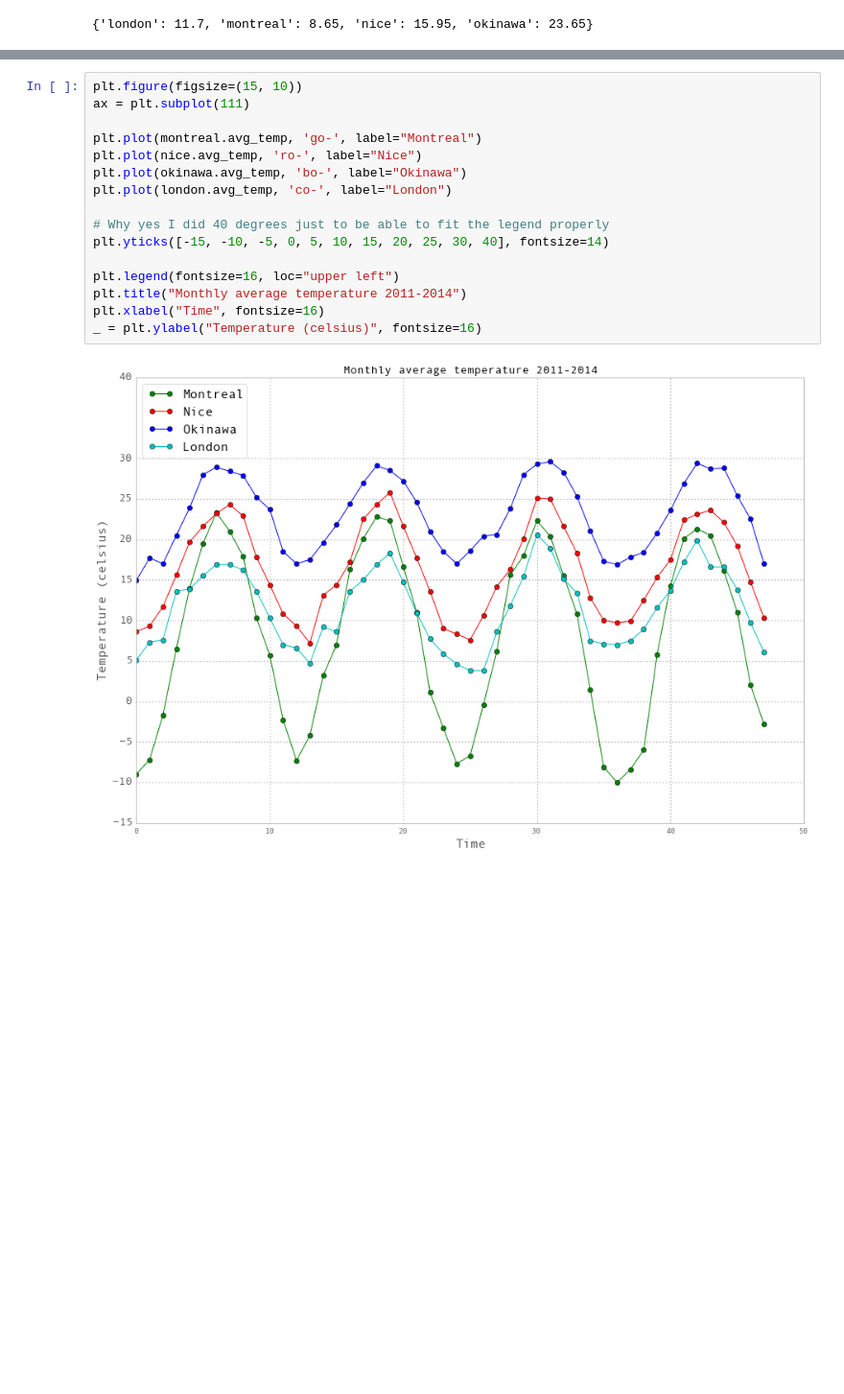
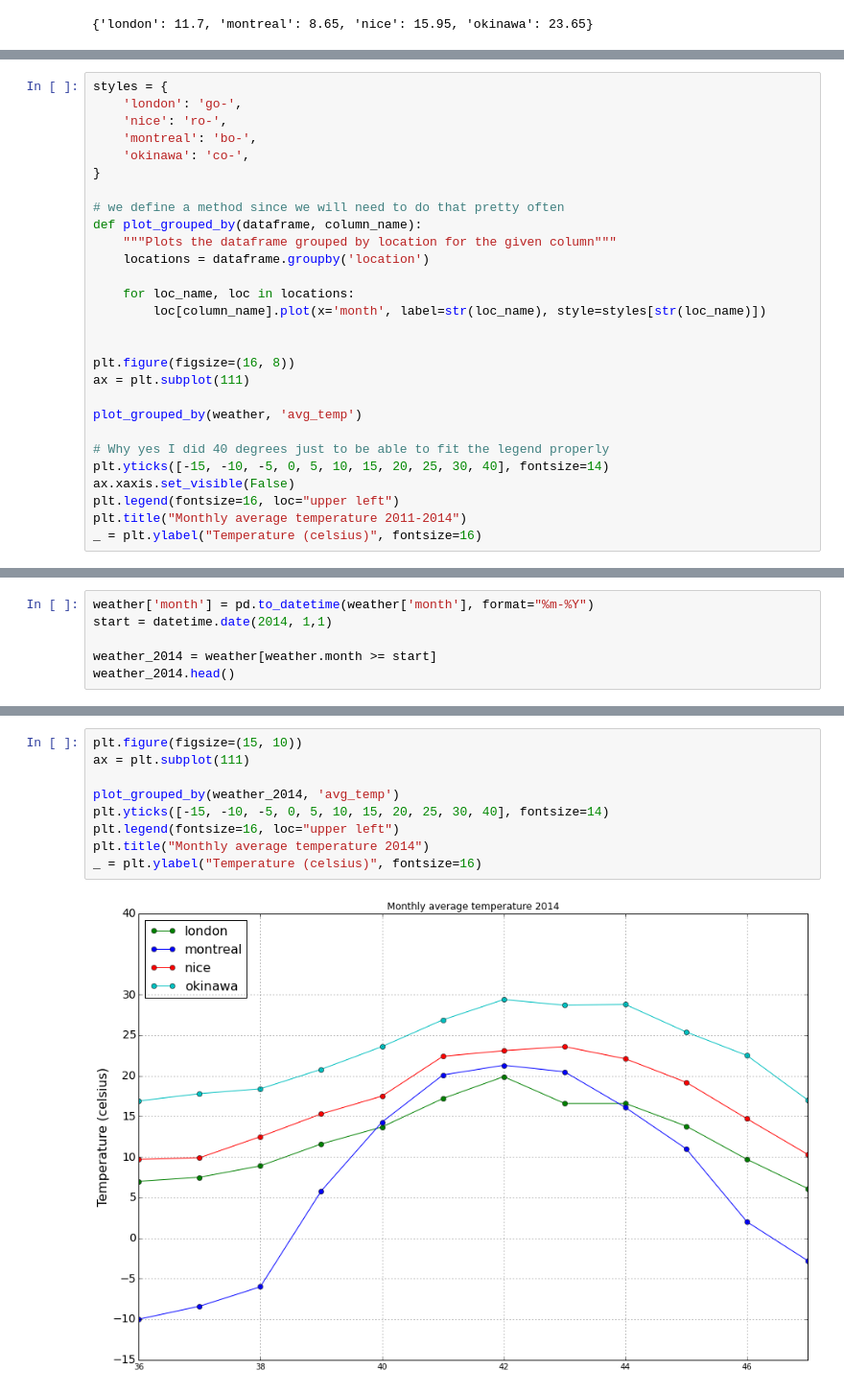
Before and after one commit to Keats/cities-article, a Jupyter notebook: Comparison.ipynb, the cells around one changed output, grey strips where cells are left out. Shown at 96% size. Saved outputs shown, nothing was run; the diff lists cells and outputs as text; blank space fills up the shorter version.

```diff
--- a/Comparison.ipynb
+++ b/Comparison.ipynb
@@ -66,0 +99,28 @@ Let's quickly check the median temperatures to get a feel and plot the average t
+# %%
+styles = {
+    'london': 'go-',
+    'nice': 'ro-',
+    'montreal': 'bo-',
+    'okinawa': 'co-',
+}
+
+# we define a method since we will need to do that pretty often
+def plot_grouped_by(dataframe, column_name):
+    """Plots the dataframe grouped by location for the given column"""
+    locations = dataframe.groupby('location')
+
+    for loc_name, loc in locations:
+        loc[column_name].plot(x='month', label=str(loc_name), style=styles[str(loc_name)])
+
+
+plt.figure(figsize=(16, 8))
+ax = plt.subplot(111)
+
+plot_grouped_by(weather, 'avg_temp')
+
+# Why yes I did 40 degrees just to be able to fit the legend properly
+plt.yticks([-15, -10, -5, 0, 5, 10, 15, 20, 25, 30, 40], fontsize=14)
+ax.xaxis.set_visible(False)
+plt.legend(fontsize=16, loc="upper left")
+plt.title("Monthly average temperature 2011-2014")
+_ = plt.ylabel("Temperature (celsius)", fontsize=16)
@@ -66,0 +139,6 @@ Let's quickly check the median temperatures to get a feel and plot the average t
+# %%
+weather['month'] = pd.to_datetime(weather['month'], format="%m-%Y")
+start = datetime.date(2014, 1,1)
+
+weather_2014 = weather[weather.month >= start]
+weather_2014.head()
@@ -67,18 +152,11 @@ Let's quickly check the median temperatures to get a feel and plot the average t
 # %%
 plt.figure(figsize=(15, 10))
 ax = plt.subplot(111)
 
-plt.plot(montreal.avg_temp, 'go-', label="Montreal")
-plt.plot(nice.avg_temp, 'ro-', label="Nice")
-plt.plot(okinawa.avg_temp, 'bo-', label="Okinawa")
-plt.plot(london.avg_temp, 'co-', label="London")
-
-# Why yes I did 40 degrees just to be able to fit the legend properly
+plot_grouped_by(weather_2014, 'avg_temp')
 plt.yticks([-15, -10, -5, 0, 5, 10, 15, 20, 25, 30, 40], fontsize=14)
-
 plt.legend(fontsize=16, loc="upper left")
-plt.title("Monthly average temperature 2011-2014")
-plt.xlabel("Time", fontsize=16)
+plt.title("Monthly average temperature 2014")
 _ = plt.ylabel("Temperature (celsius)", fontsize=16)
 # %% [output]
-[figure, old version]
+[figure, new version]
```
Also changed, not shown: parts of 10 cells of this notebook.
